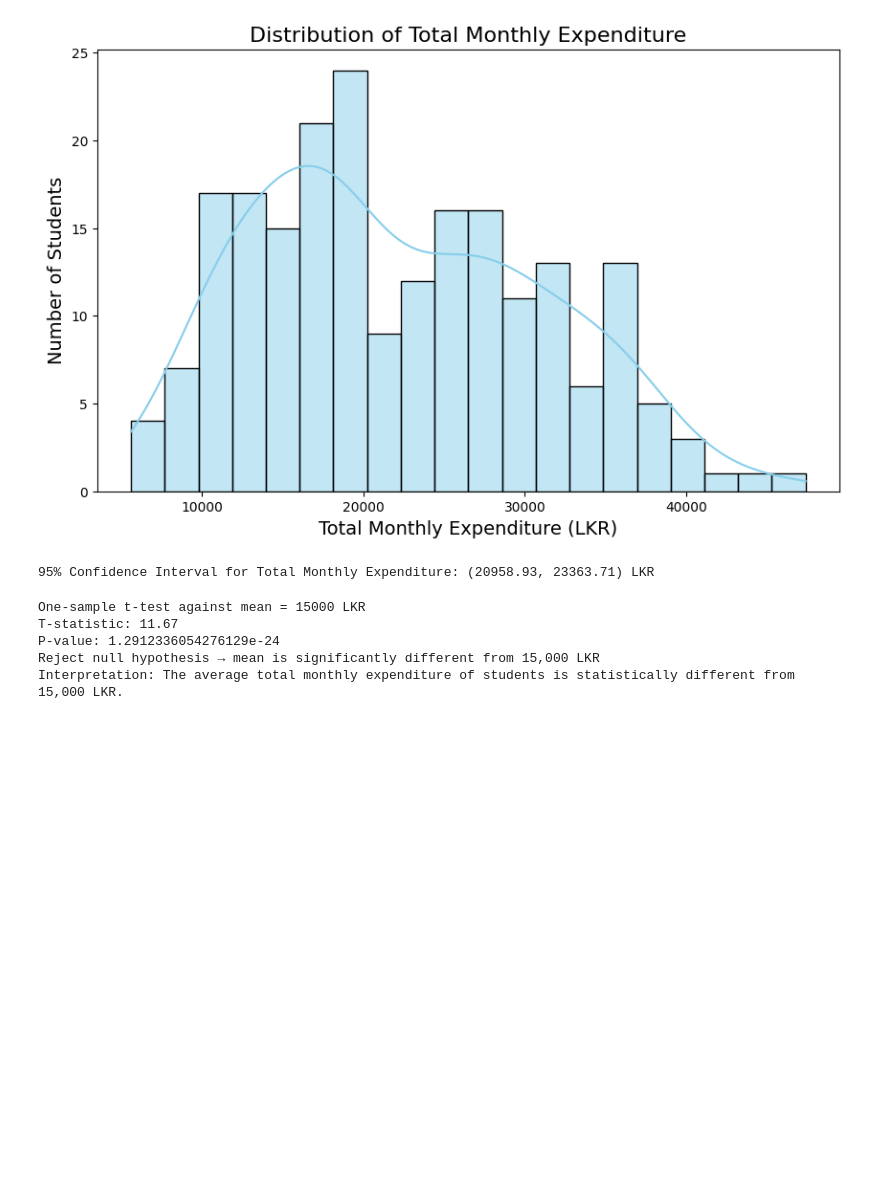
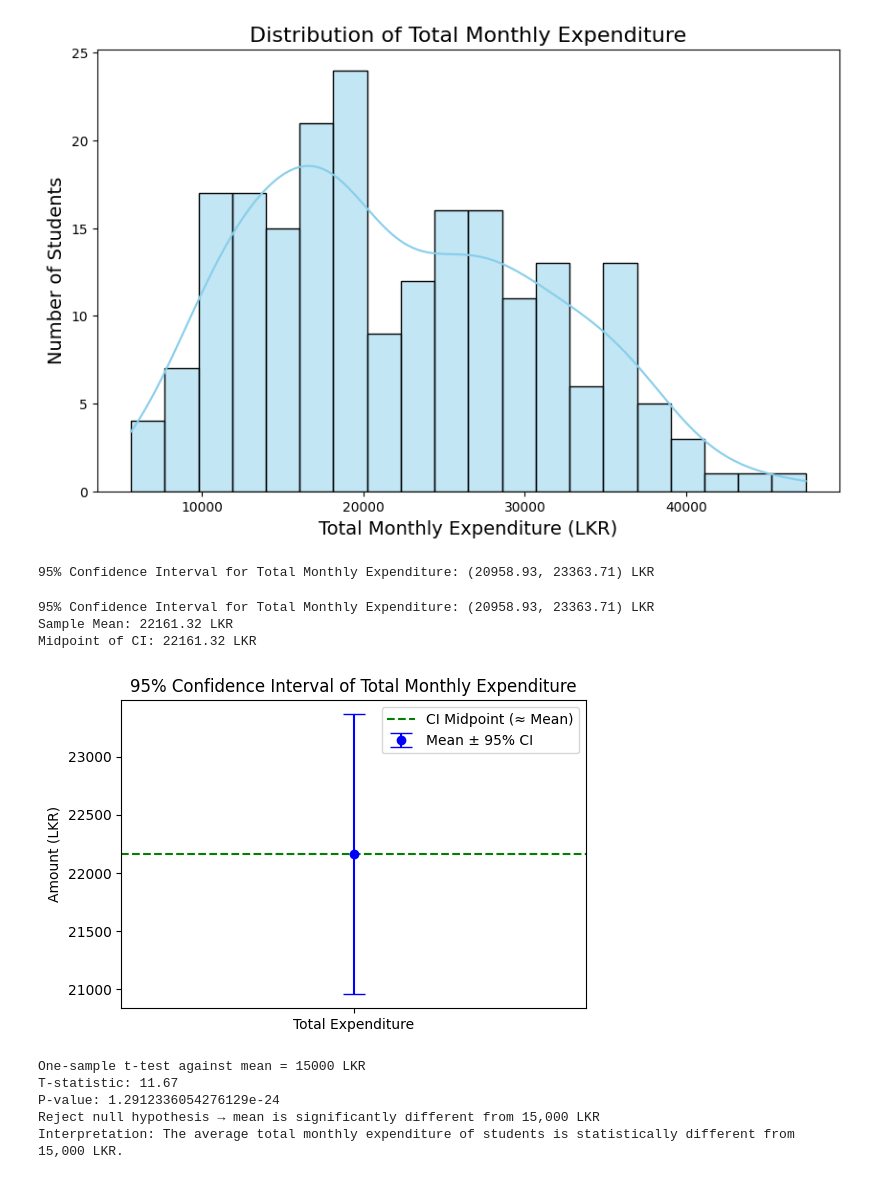
Before and after one commit to Pasindu115530/Static-Project, a Jupyter notebook: test.ipynb, the cells around one changed output. Drawn from its saved outputs; the diff is of its cells as text; code cells hidden in the pictures; blank space fills up the shorter version.

```diff
--- a/test.ipynb
+++ b/test.ipynb
@@ -482,6 +482,51 @@ ci_upper = mean + margin_of_error
 print(f"95% Confidence Interval for Total Monthly Expenditure: ({ci_lower:.2f}, {ci_upper:.2f}) LKR")
 # %% [output]
 95% Confidence Interval for Total Monthly Expenditure: (20958.93, 23363.71) LKR
+# %%
+import numpy as np
+from scipy import stats
+import matplotlib.pyplot as plt
+
+# Make sure 'calculated_total' exists
+if "calculated_total" not in df.columns:
+    expense_cols_existing = [col for col in expense_cols if col in df.columns]
+    df["calculated_total"] = df[expense_cols_existing].sum(axis=1)
+
+# Data
+data = df["calculated_total"].dropna()
+n = len(data)
+mean = np.mean(data)
+std = np.std(data, ddof=1)  # sample standard deviation
+
+# 95% confidence interval using Z-score
+confidence = 0.95
+z_score = stats.norm.ppf(0.975)  # two-tailed 95%
+margin_of_error = z_score * (std / np.sqrt(n))
+
+ci_lower = mean - margin_of_error
+ci_upper = mean + margin_of_error
+
+# Midpoint of CI
+midpoint = (ci_lower + ci_upper) / 2
+
+print(f"95% Confidence Interval for Total Monthly Expenditure: ({ci_lower:.2f}, {ci_upper:.2f}) LKR")
+print(f"Sample Mean: {mean:.2f} LKR")
+print(f"Midpoint of CI: {midpoint:.2f} LKR")
+
+# --- Visualization ---
+plt.figure(figsize=(6,4))
+plt.errorbar(1, mean, yerr=margin_of_error, fmt='o', color='blue', capsize=8, label="Mean ± 95% CI")
+plt.axhline(midpoint, color='green', linestyle='--', label="CI Midpoint (≈ Mean)")
+plt.xticks([1], ["Total Expenditure"])
+plt.ylabel("Amount (LKR)")
+plt.title("95% Confidence Interval of Total Monthly Expenditure")
+plt.legend()
+plt.show()
+# %% [output]
+95% Confidence Interval for Total Monthly Expenditure: (20958.93, 23363.71) LKR
+Sample Mean: 22161.32 LKR
+Midpoint of CI: 22161.32 LKR
+[figure, added]
 # %%
 from scipy.stats import ttest_1samp
 import numpy as np
```
Also changed, not shown: parts of 3 cells of this notebook.
